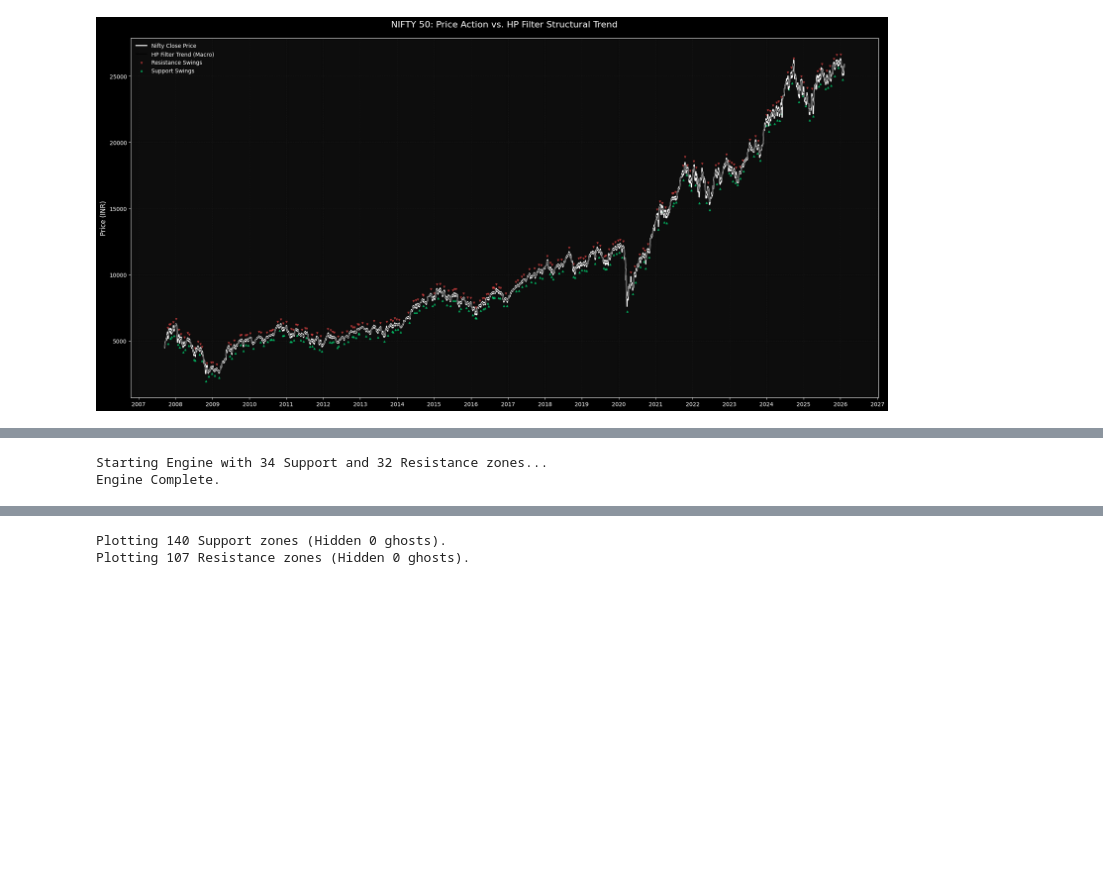
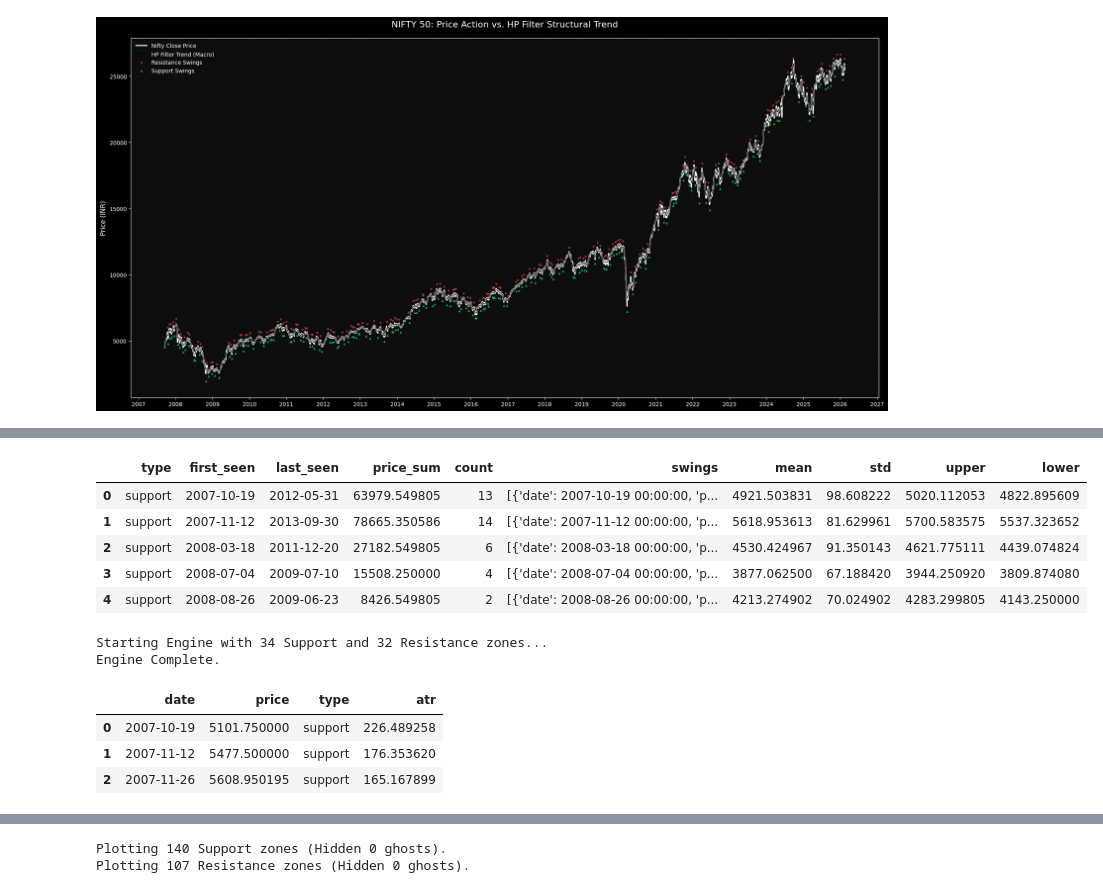
Before and after one commit to dhruvv-t/support-resistance-using-svm, a Jupyter notebook: svm_sup_res.ipynb, the cells around one changed output, grey strips where cells are left out. Saved outputs shown, nothing was run; the diff lists cells and outputs as text; code cells hidden in the pictures; blank space fills up the shorter version.

```diff
--- a/svm_sup_res.ipynb
+++ b/svm_sup_res.ipynb
@@ -222,6 +222,15 @@ def identify_structural_zones(candidates, k_atr=2.0):
 # We overwrite the variables to ensure we are plotting the NEW data structure
 support_zones = identify_structural_zones(support_candidates, k_atr=2)
 resistance_zones = identify_structural_zones(resistance_candidates, k_atr=2)
+# %%
+support_zones.head()
+# %% [output]
+|  | type | first_seen | last_seen | price_sum | count | swings | mean | std | upper | lower |
+| 0 | support | 2007-10-19 | 2012-05-31 | 63979.549805 | 13 | [{'date': 2007-10-19 00:00:00, 'p... | 4921.503831 | 98.608222 | 5020.112053 | 4822.895609 |
+| 1 | support | 2007-11-12 | 2013-09-30 | 78665.350586 | 14 | [{'date': 2007-11-12 00:00:00, 'p... | 5618.953613 | 81.629961 | 5700.583575 | 5537.323652 |
+| 2 | support | 2008-03-18 | 2011-12-20 | 27182.549805 | 6 | [{'date': 2008-03-18 00:00:00, 'p... | 4530.424967 | 91.350143 | 4621.775111 | 4439.074824 |
+| 3 | support | 2008-07-04 | 2009-07-10 | 15508.250000 | 4 | [{'date': 2008-07-04 00:00:00, 'p... | 3877.062500 | 67.188420 | 3944.250920 | 3809.874080 |
+| 4 | support | 2008-08-26 | 2009-06-23 | 8426.549805 | 2 | [{'date': 2008-08-26 00:00:00, 'p... | 4213.274902 | 70.024902 | 4283.299805 | 4143.250000 |
 # %%
 # --- PHASE 1: BIRTH (INITIALIZATION) ---
 def birth_zones(structural_df, zone_type):
@@ -400,3 +410,10 @@ simulate_lifecycle_engine(living_support, living_resistance, data)
 # %% [output]
 Starting Engine with 34 Support and 32 Resistance zones...
 Engine Complete.
+# %%
+support_candidates.head(3)
+# %% [output]
+|  | date | price | type | atr |
+| 0 | 2007-10-19 | 5101.750000 | support | 226.489258 |
+| 1 | 2007-11-12 | 5477.500000 | support | 176.353620 |
+| 2 | 2007-11-26 | 5608.950195 | support | 165.167899 |
```
Also changed, not shown: parts of 57 cells of this notebook.
